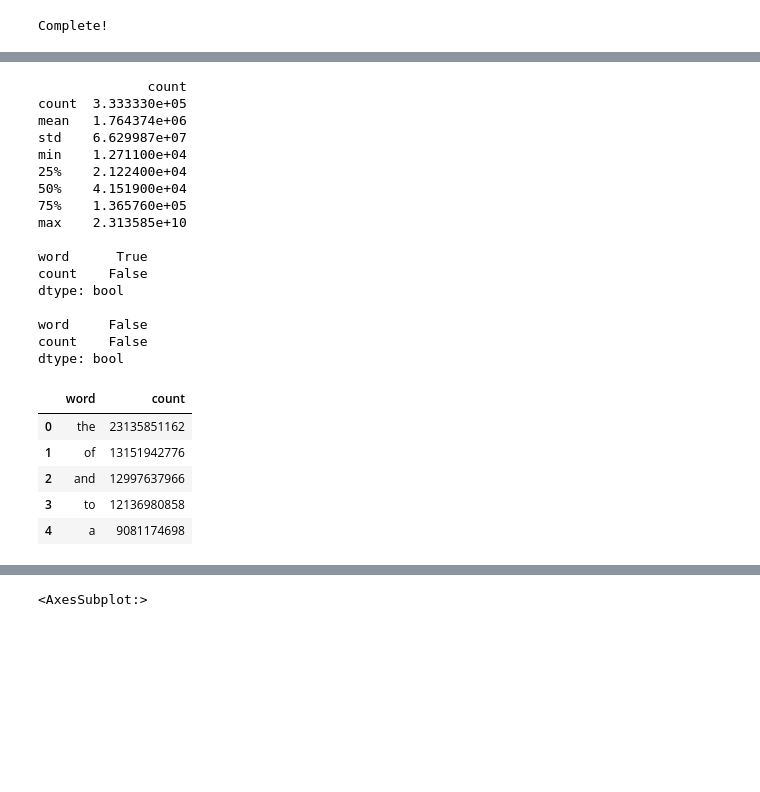
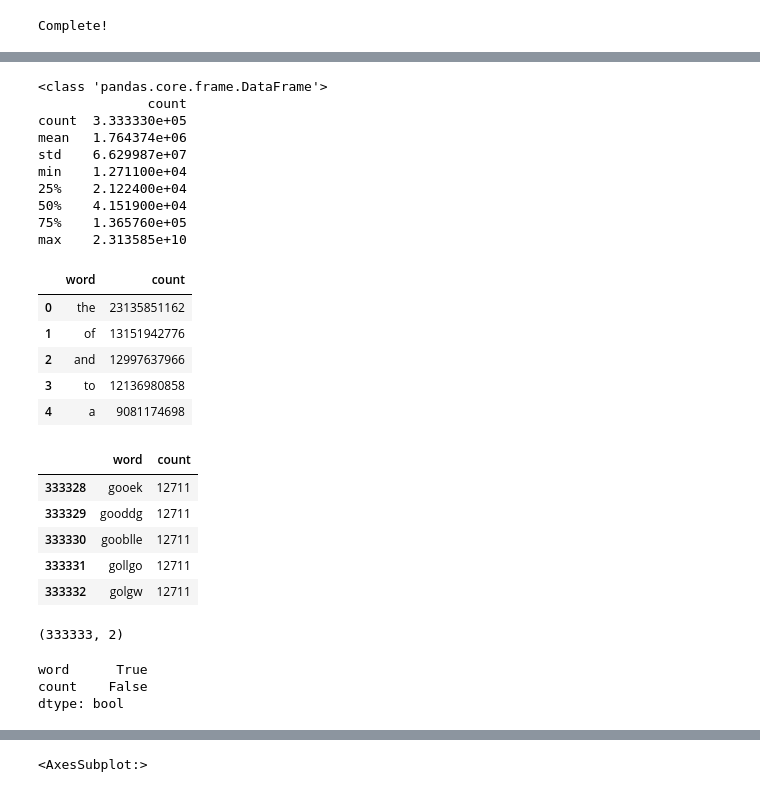
Before and after one commit to McQuillanJes/4310-Team14, a Jupyter notebook: MLP2/analysis/MLP2-Team14.ipynb, the cells around one changed output, grey strips where cells are left out. Cells and saved outputs as stored; diff of their text form; code cells hidden in the pictures; blank space fills up the shorter version.

```diff
--- a/MLP2/analysis/MLP2-Team14.ipynb
+++ b/MLP2/analysis/MLP2-Team14.ipynb
@@ -81,36 +97,39 @@ Complete!
 # %%
 word_freqs = pd.read_csv("../rawdata/unigram_freq.csv")
+# make sure you understand the type of the object
+print(type(word_freqs))
 
 print(word_freqs.describe(),'\n')
-
+# check the top five and the bottom five data tuples
+display(word_freqs.head())
+display(word_freqs.tail())
+display(word_freqs.shape)
+#check for nulls
 print(word_freqs.isnull().any(), '\n')
-
-word_freqs.dropna(inplace=True)
-
-print(word_freqs.isnull().any(), '\n')
-
-word_freqs.head()
 # %% [output]
+<class 'pandas.core.frame.DataFrame'>
               count
 count  3.333330e+05
 mean   1.764374e+06
 std    6.629987e+07
 min    1.271100e+04
 25%    2.122400e+04
 50%    4.151900e+04
 75%    1.365760e+05
 max    2.313585e+10
-
-word      True
-count    False
-dtype: bool
-
-word     False
-count    False
-dtype: bool
 |  | word | count |
 | 0 | the | 23135851162 |
 | 1 | of | 13151942776 |
 | 2 | and | 12997637966 |
 | 3 | to | 12136980858 |
 | 4 | a | 9081174698 |
+|  | word | count |
+| 333328 | gooek | 12711 |
+| 333329 | gooddg | 12711 |
+| 333330 | gooblle | 12711 |
+| 333331 | gollgo | 12711 |
+| 333332 | golgw | 12711 |
+(333333, 2)
+word      True
+count    False
+dtype: bool
```
Also changed, not shown: parts of 23 cells of this notebook.
